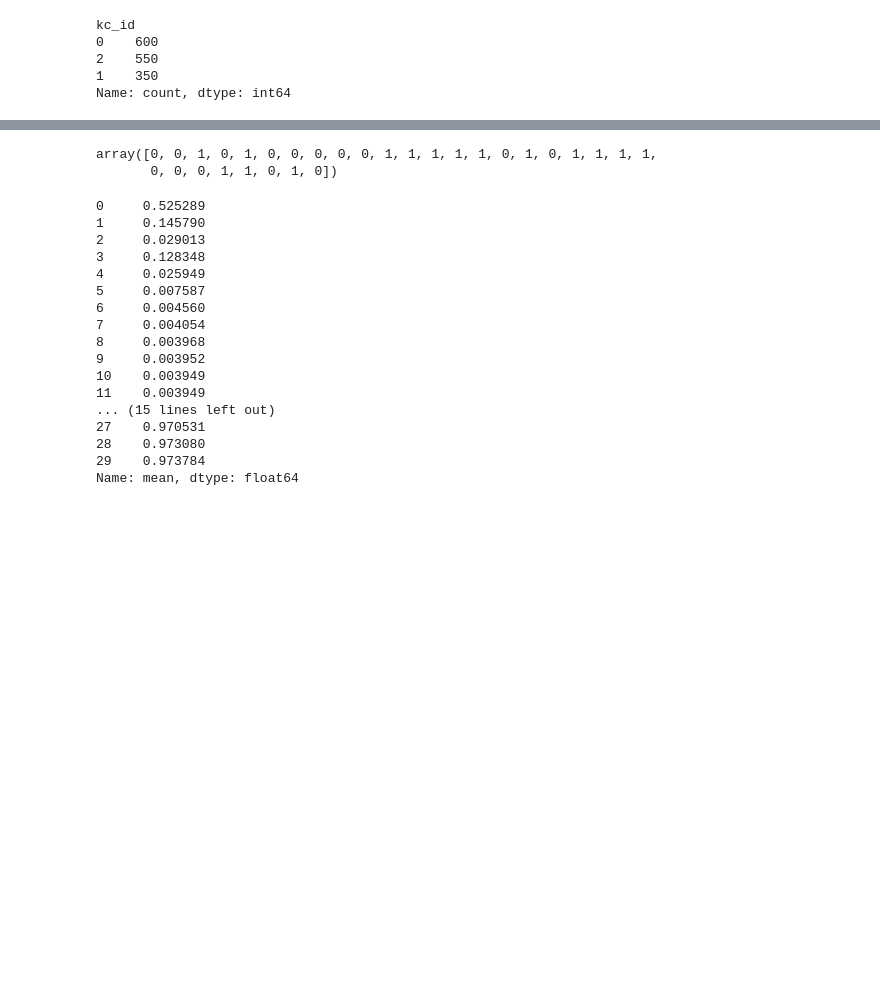
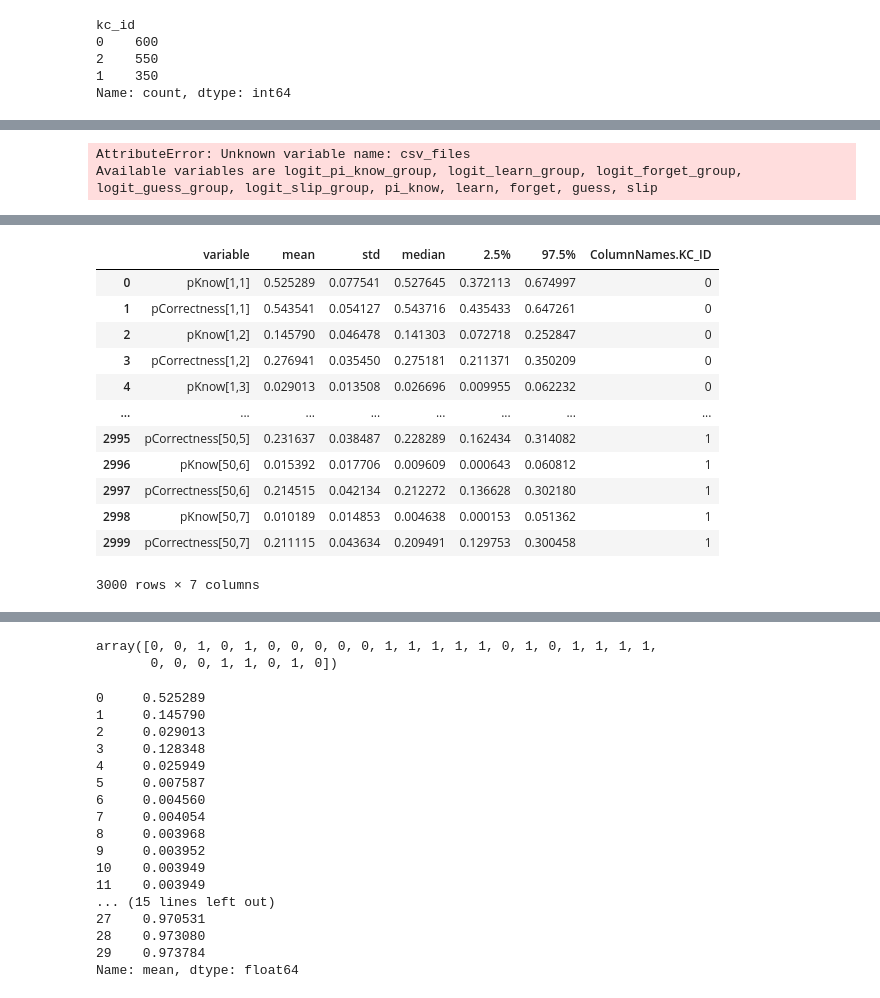
Before and after one commit to SiddharthaPradhan/StanBKT, a Jupyter notebook: demonstration.ipynb, the cells around one changed output, grey strips where cells are left out. Saved outputs shown, nothing was run; the diff lists cells and outputs as text; code cells hidden in the pictures; blank space fills up the shorter version.

```diff
--- a/demonstration.ipynb
+++ b/demonstration.ipynb
@@ -140,0 +183,5 @@ model.fit(data_df)
+# %%
+model.fits_.get('0').csv_files
+# %% [output]
+AttributeError: Unknown variable name: csv_files
+Available variables are logit_pi_know_group, logit_learn_group, logit_forget_group, logit_guess_group, logit_slip_group, pi_know, learn, forget, guess, slip
@@ -141,5 +190,5 @@ model.fit(data_df)
 # %%
 # 4) Predict hidden states
-hidden_state_df = model.predict(data_df)
+hidden_state_df = model.predict_posterior(data_df)
 hidden_state_df
 # %% [output]
@@ -147,2 +212,15 @@ AttributeError: 'StandardBKT' object has no attribute '_is_fitted'
+|  | variable | mean | std | median | 2.5% | 97.5% | ColumnNames.KC_ID |
+| 0 | pKnow[1,1] | 0.525289 | 0.077541 | 0.527645 | 0.372113 | 0.674997 | 0 |
+| 1 | pCorrectness[1,1] | 0.543541 | 0.054127 | 0.543716 | 0.435433 | 0.647261 | 0 |
+| 2 | pKnow[1,2] | 0.145790 | 0.046478 | 0.141303 | 0.072718 | 0.252847 | 0 |
+| 3 | pCorrectness[1,2] | 0.276941 | 0.035450 | 0.275181 | 0.211371 | 0.350209 | 0 |
+| 4 | pKnow[1,3] | 0.029013 | 0.013508 | 0.026696 | 0.009955 | 0.062232 | 0 |
+| ... | ... | ... | ... | ... | ... | ... | ... |
+| 2995 | pCorrectness[50,5] | 0.231637 | 0.038487 | 0.228289 | 0.162434 | 0.314082 | 1 |
+| 2996 | pKnow[50,6] | 0.015392 | 0.017706 | 0.009609 | 0.000643 | 0.060812 | 1 |
+| 2997 | pCorrectness[50,6] | 0.214515 | 0.042134 | 0.212272 | 0.136628 | 0.302180 | 1 |
+| 2998 | pKnow[50,7] | 0.010189 | 0.014853 | 0.004638 | 0.000153 | 0.051362 | 1 |
+| 2999 | pCorrectness[50,7] | 0.211115 | 0.043634 | 0.209491 | 0.129753 | 0.300458 | 1 |
+3000 rows × 7 columns
 # %%
 # 5) Predict smoothed hidden states
```
Also changed, not shown: parts of 18 cells of this notebook, 13 other files.
